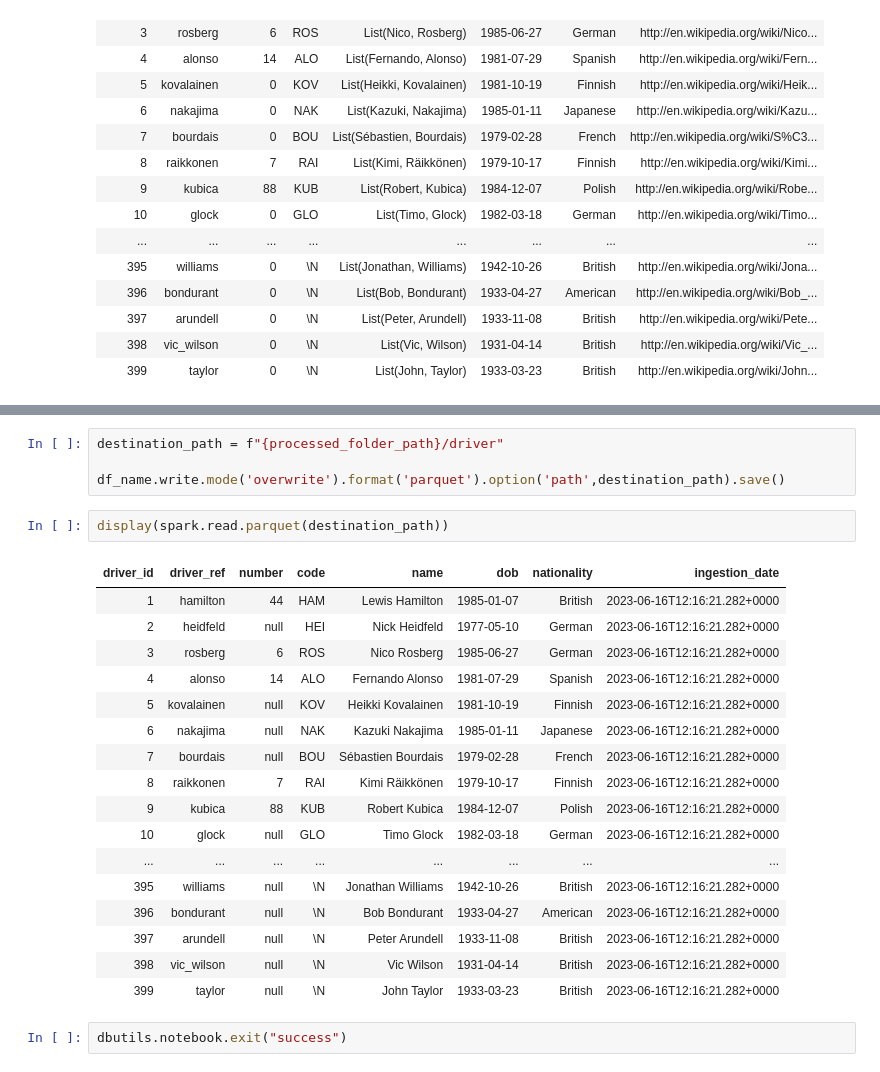
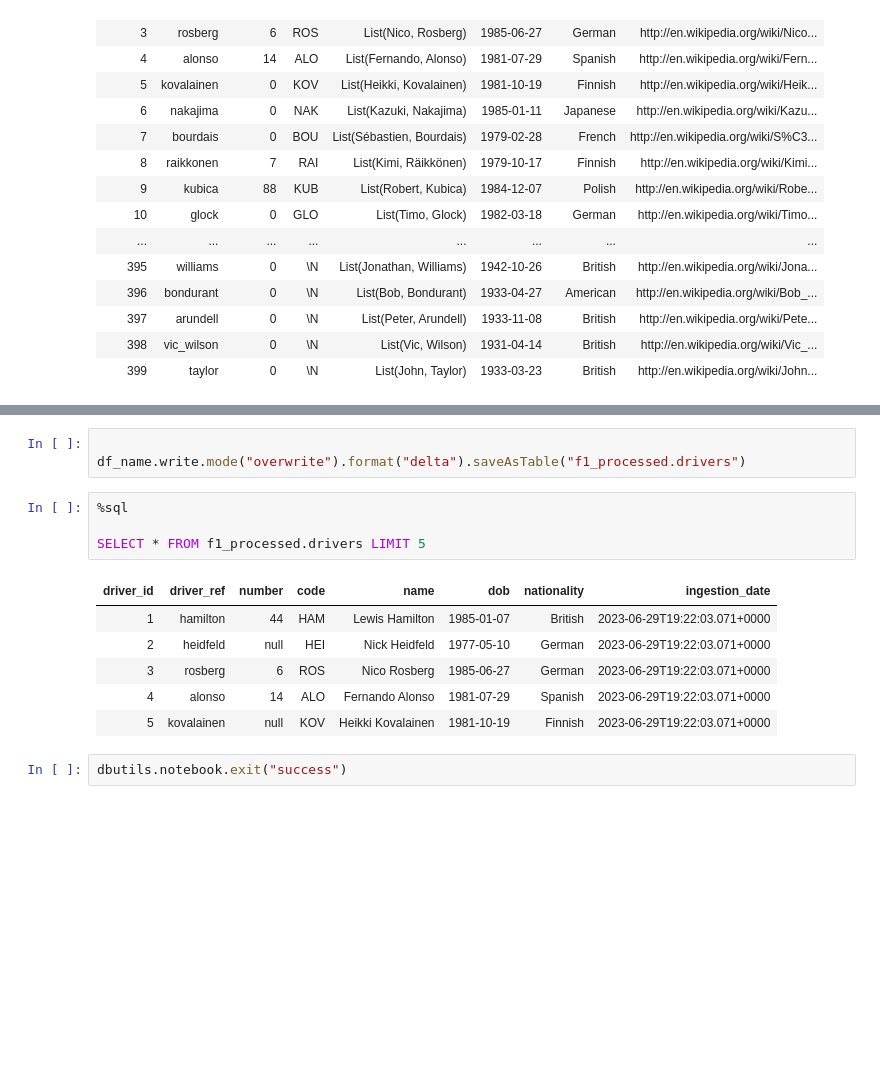
Before and after one commit to Shashanknew47/Azure_Databricks_project, a Jupyter notebook: ingestion/4-ingest_driver_file.ipynb, the cells around one changed output, grey strips where cells are left out. Cells and saved outputs as stored; diff of their text form; blank space fills up the shorter version.

Commit message:
base commit delta loads

```diff
--- a/ingestion/4-ingest_driver_file.ipynb
+++ b/ingestion/4-ingest_driver_file.ipynb
@@ -130,27 +125,17 @@ display(df_name)
-# %%
-destination_path = f"{processed_folder_path}/driver"
-
-df_name.write.mode('overwrite').format('parquet').option('path',destination_path).save()
-# %%
-display(spark.read.parquet(destination_path))
-# %% [output]
-| driver_id | driver_ref | number | code | name | dob | nationality | ingestion_date |
-| 1 | hamilton | 44 | HAM | Lewis Hamilton | 1985-01-07 | British | 2023-06-16T12:16:21.282+0000 |
-| 2 | heidfeld | null | HEI | Nick Heidfeld | 1977-05-10 | German | 2023-06-16T12:16:21.282+0000 |
-| 3 | rosberg | 6 | ROS | Nico Rosberg | 1985-06-27 | German | 2023-06-16T12:16:21.282+0000 |
-| 4 | alonso | 14 | ALO | Fernando Alonso | 1981-07-29 | Spanish | 2023-06-16T12:16:21.282+0000 |
-| 5 | kovalainen | null | KOV | Heikki Kovalainen | 1981-10-19 | Finnish | 2023-06-16T12:16:21.282+0000 |
-| 6 | nakajima | null | NAK | Kazuki Nakajima | 1985-01-11 | Japanese | 2023-06-16T12:16:21.282+0000 |
-| 7 | bourdais | null | BOU | Sébastien Bourdais | 1979-02-28 | French | 2023-06-16T12:16:21.282+0000 |
-| 8 | raikkonen | 7 | RAI | Kimi Räikkönen | 1979-10-17 | Finnish | 2023-06-16T12:16:21.282+0000 |
-| 9 | kubica | 88 | KUB | Robert Kubica | 1984-12-07 | Polish | 2023-06-16T12:16:21.282+0000 |
-| 10 | glock | null | GLO | Timo Glock | 1982-03-18 | German | 2023-06-16T12:16:21.282+0000 |
-| ... | ... | ... | ... | ... | ... | ... | ... |
-| 395 | williams | null | \N | Jonathan Williams | 1942-10-26 | British | 2023-06-16T12:16:21.282+0000 |
-| 396 | bondurant | null | \N | Bob Bondurant | 1933-04-27 | American | 2023-06-16T12:16:21.282+0000 |
-| 397 | arundell | null | \N | Peter Arundell | 1933-11-08 | British | 2023-06-16T12:16:21.282+0000 |
-| 398 | vic_wilson | null | \N | Vic Wilson | 1931-04-14 | British | 2023-06-16T12:16:21.282+0000 |
-| 399 | taylor | null | \N | John Taylor | 1933-03-23 | British | 2023-06-16T12:16:21.282+0000 |
+# %%
+
+df_name.write.mode("overwrite").format("delta").saveAsTable("f1_processed.drivers")
+# %%
+%sql
+
+SELECT * FROM f1_processed.drivers LIMIT 5
+# %% [output]
+| driver_id | driver_ref | number | code | name | dob | nationality | ingestion_date |
+| 1 | hamilton | 44 | HAM | Lewis Hamilton | 1985-01-07 | British | 2023-06-29T19:22:03.071+0000 |
+| 2 | heidfeld | null | HEI | Nick Heidfeld | 1977-05-10 | German | 2023-06-29T19:22:03.071+0000 |
+| 3 | rosberg | 6 | ROS | Nico Rosberg | 1985-06-27 | German | 2023-06-29T19:22:03.071+0000 |
+| 4 | alonso | 14 | ALO | Fernando Alonso | 1981-07-29 | Spanish | 2023-06-29T19:22:03.071+0000 |
+| 5 | kovalainen | null | KOV | Heikki Kovalainen | 1981-10-19 | Finnish | 2023-06-29T19:22:03.071+0000 |
 # %%
 dbutils.notebook.exit("success")
 # %% [output]
```
Also changed, not shown: parts of 4 cells of this notebook, 11 other files.
